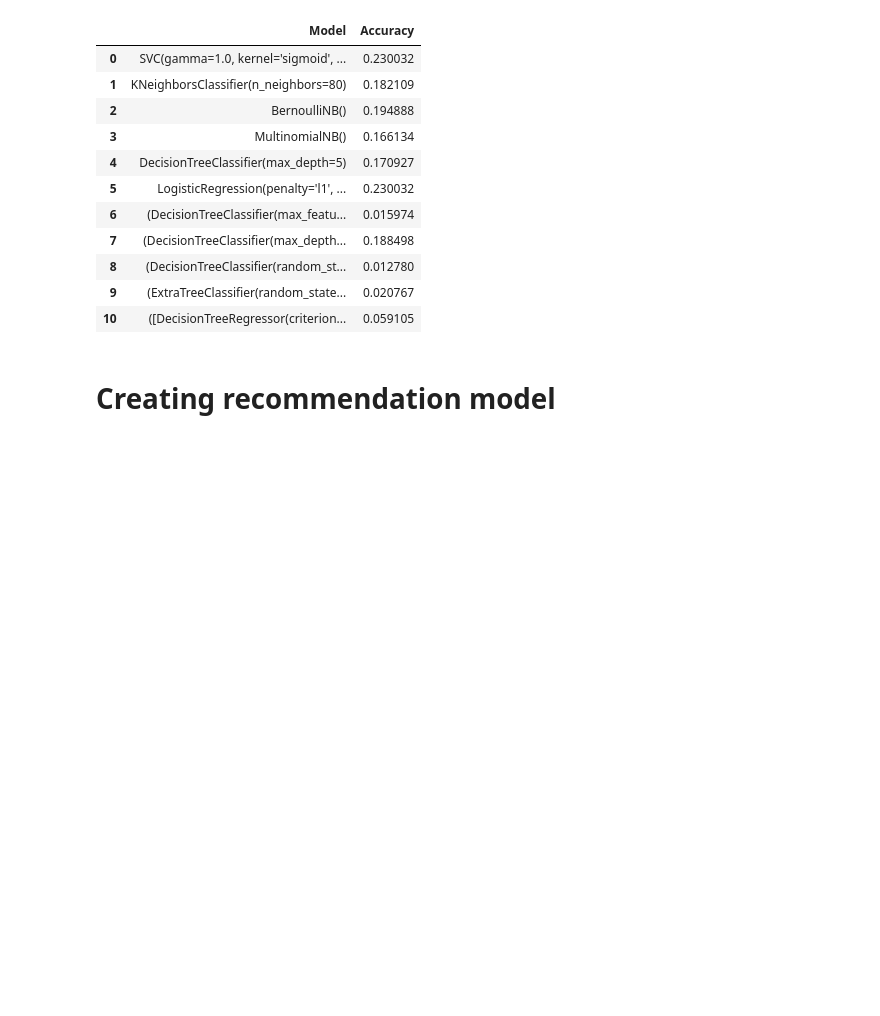
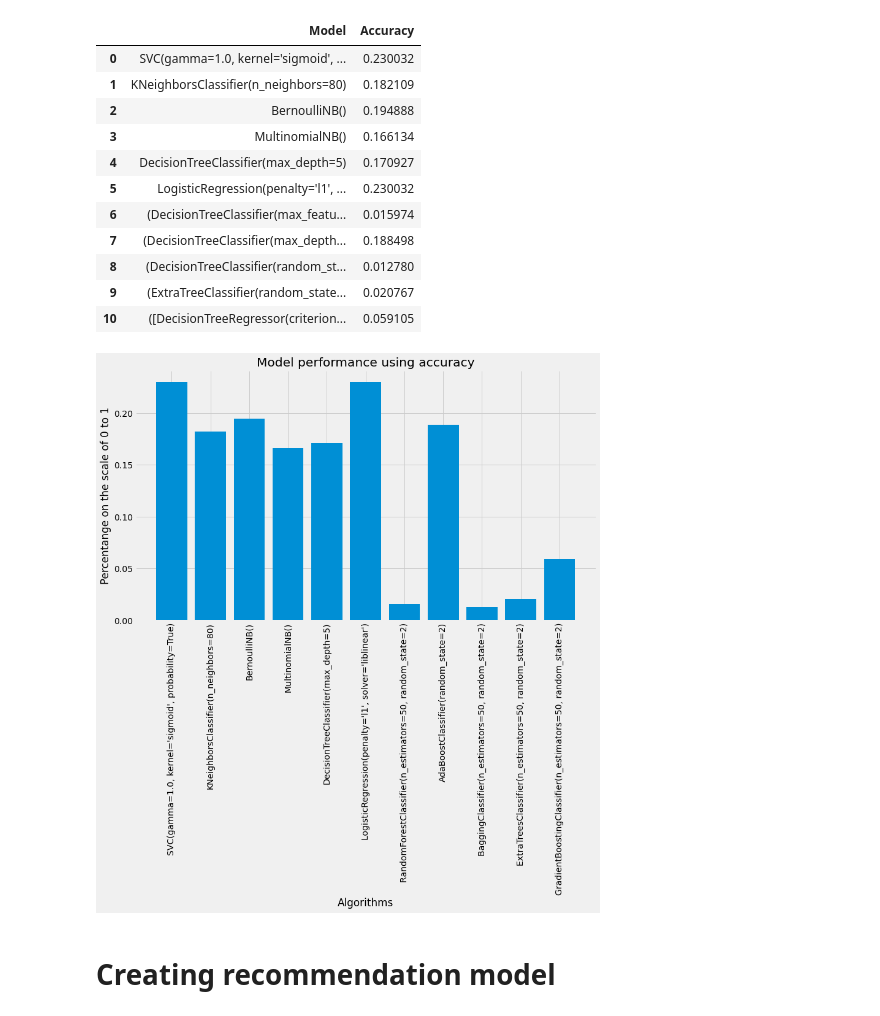
Before and after one commit to yash0307jain/curated-gift-boxes, a Jupyter notebook: algorithm.ipynb, the cells around one changed output. Drawn from its saved outputs; the diff is of its cells as text; code cells hidden in the pictures; blank space fills up the shorter version.

Commit message:
plot for model performance

```diff
--- a/algorithm.ipynb
+++ b/algorithm.ipynb
@@ -155,7 +155,8 @@ Wall time: 27.3 s
 # %% [markdown]
 ### Model performance
 # %%
-pd.DataFrame(model_perf)
+df_model_perf = pd.DataFrame(model_perf)
+df_model_perf
 # %% [output]
 |  | Model | Accuracy |
 | 0 | SVC(gamma=1.0, kernel='sigmoid', ... | 0.230032 |
@@ -169,6 +170,17 @@ pd.DataFrame(model_perf)
 | 8 | (DecisionTreeClassifier(random_st... | 0.012780 |
 | 9 | (ExtraTreeClassifier(random_state... | 0.020767 |
 | 10 | ([DecisionTreeRegressor(criterion... | 0.059105 |
+# %%
+# Plot for the model performance
+plt.figure(figsize=(12,7))
+plt.bar(list(map(str, df_model_perf['Model'])), list(df_model_perf['Accuracy']))
+plt.title('Model performance using accuracy')
+plt.xlabel('Algorithms')
+plt.xticks(rotation='vertical')
+plt.ylabel('Percentange on the scale of 0 to 1')
+plt.show()
+# %% [output]
+[figure, added]
 # %% [markdown]
 # Creating recommendation model
 # %%
```
Also changed, not shown: parts of 11 cells of this notebook.
